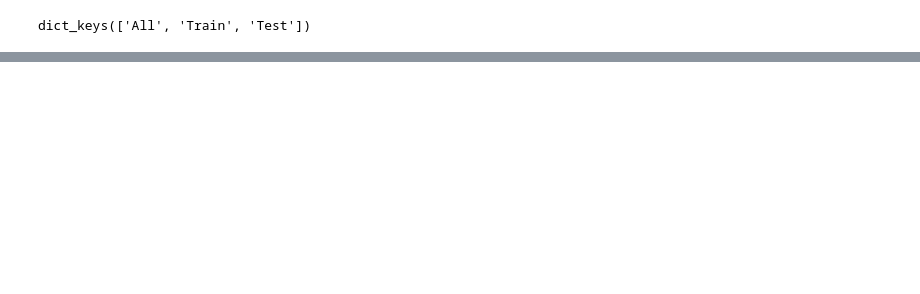
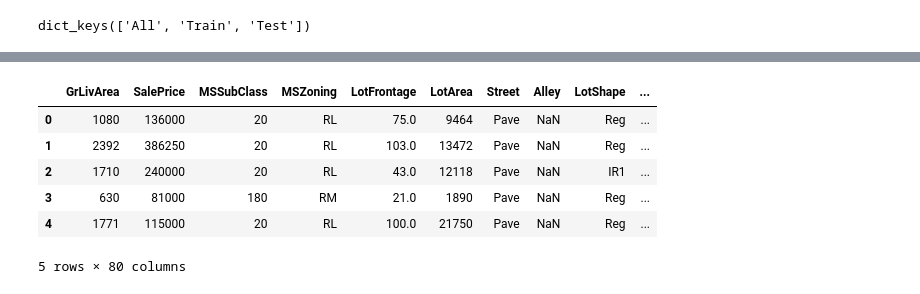
Before and after one commit to nikita-agrawal/Ames-Housing-Analysis, a Jupyter notebook: Alex/strat_sample.ipynb, the cells around one changed output, grey strips where cells are left out. Saved outputs shown, nothing was run; the diff lists cells and outputs as text; code cells hidden in the pictures; blank space fills up the shorter version.

```diff
--- a/Alex/strat_sample.ipynb
+++ b/Alex/strat_sample.ipynb
@@ -132,0 +150,10 @@ hous_train.shape
+# %%
+hous_train.head()
+# %% [output]
+|  | GrLivArea | SalePrice | MSSubClass | MSZoning | LotFrontage | LotArea | Street | Alley | LotShape | ... |
+| 0 | 1080 | 136000 | 20 | RL | 75.0 | 9464 | Pave | NaN | Reg | ... |
+| 1 | 2392 | 386250 | 20 | RL | 103.0 | 13472 | Pave | NaN | Reg | ... |
+| 2 | 1710 | 240000 | 20 | RL | 43.0 | 12118 | Pave | NaN | IR1 | ... |
+| 3 | 630 | 81000 | 180 | RM | 21.0 | 1890 | Pave | NaN | Reg | ... |
+| 4 | 1771 | 115000 | 20 | RL | 100.0 | 21750 | Pave | NaN | Reg | ... |
+5 rows × 80 columns
```
Also changed, not shown: parts of 23 cells of this notebook, 4 other files.
